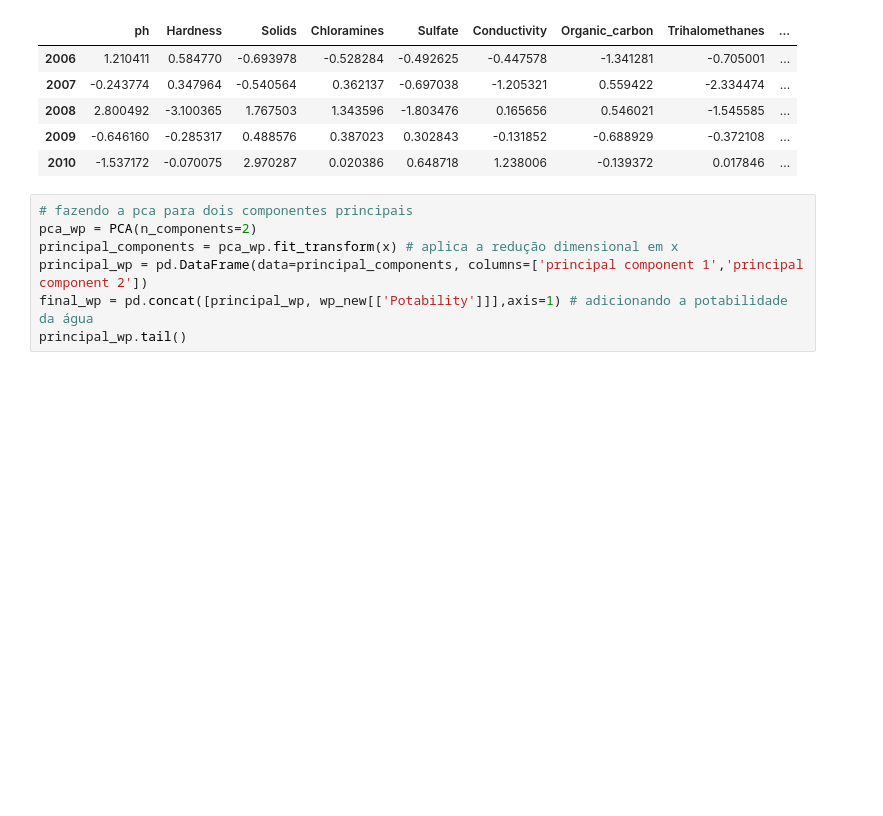
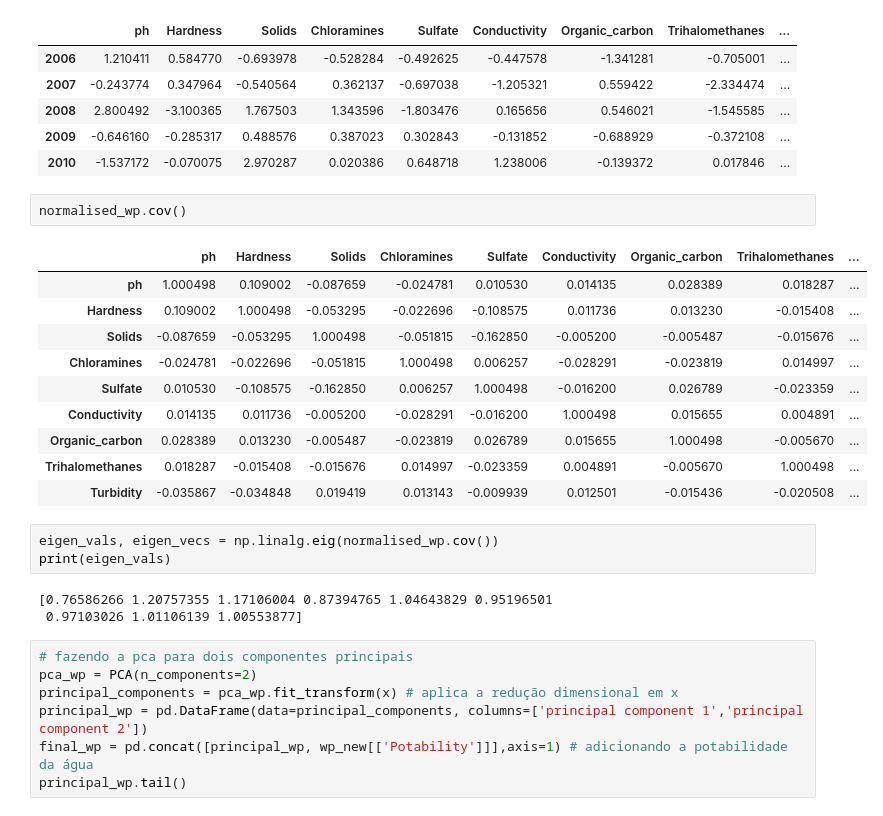
Before and after one commit to clarasalless/HW1-ICA, a Jupyter notebook: HW1.ipynb, the cells around one changed output. Saved outputs shown, nothing was run; the diff lists cells and outputs as text; blank space fills up the shorter version.

```diff
--- a/HW1.ipynb
+++ b/HW1.ipynb
@@ -208,6 +208,25 @@ normalised_wp.tail()
 | 2008 | 2.800492 | -3.100365 | 1.767503 | 1.343596 | -1.803476 | 0.165656 | 0.546021 | -1.545585 | ... |
 | 2009 | -0.646160 | -0.285317 | 0.488576 | 0.387023 | 0.302843 | -0.131852 | -0.688929 | -0.372108 | ... |
 | 2010 | -1.537172 | -0.070075 | 2.970287 | 0.020386 | 0.648718 | 1.238006 | -0.139372 | 0.017846 | ... |
+# %%
+normalised_wp.cov()
+# %% [output]
+|  | ph | Hardness | Solids | Chloramines | Sulfate | Conductivity | Organic_carbon | Trihalomethanes | ... |
+| ph | 1.000498 | 0.109002 | -0.087659 | -0.024781 | 0.010530 | 0.014135 | 0.028389 | 0.018287 | ... |
+| Hardness | 0.109002 | 1.000498 | -0.053295 | -0.022696 | -0.108575 | 0.011736 | 0.013230 | -0.015408 | ... |
+| Solids | -0.087659 | -0.053295 | 1.000498 | -0.051815 | -0.162850 | -0.005200 | -0.005487 | -0.015676 | ... |
+| Chloramines | -0.024781 | -0.022696 | -0.051815 | 1.000498 | 0.006257 | -0.028291 | -0.023819 | 0.014997 | ... |
+| Sulfate | 0.010530 | -0.108575 | -0.162850 | 0.006257 | 1.000498 | -0.016200 | 0.026789 | -0.023359 | ... |
+| Conductivity | 0.014135 | 0.011736 | -0.005200 | -0.028291 | -0.016200 | 1.000498 | 0.015655 | 0.004891 | ... |
+| Organic_carbon | 0.028389 | 0.013230 | -0.005487 | -0.023819 | 0.026789 | 0.015655 | 1.000498 | -0.005670 | ... |
+| Trihalomethanes | 0.018287 | -0.015408 | -0.015676 | 0.014997 | -0.023359 | 0.004891 | -0.005670 | 1.000498 | ... |
+| Turbidity | -0.035867 | -0.034848 | 0.019419 | 0.013143 | -0.009939 | 0.012501 | -0.015436 | -0.020508 | ... |
+# %%
+eigen_vals, eigen_vecs = np.linalg.eig(normalised_wp.cov())
+print(eigen_vals)
+# %% [output]
+[0.76586266 1.20757355 1.17106004 0.87394765 1.04643829 0.95196501
+ 0.97103026 1.01106139 1.00553877]
 # %%
 # fazendo a pca para dois componentes principais
 pca_wp = PCA(n_components=2)
```
Also changed, not shown: parts of 1 cell of this notebook.
